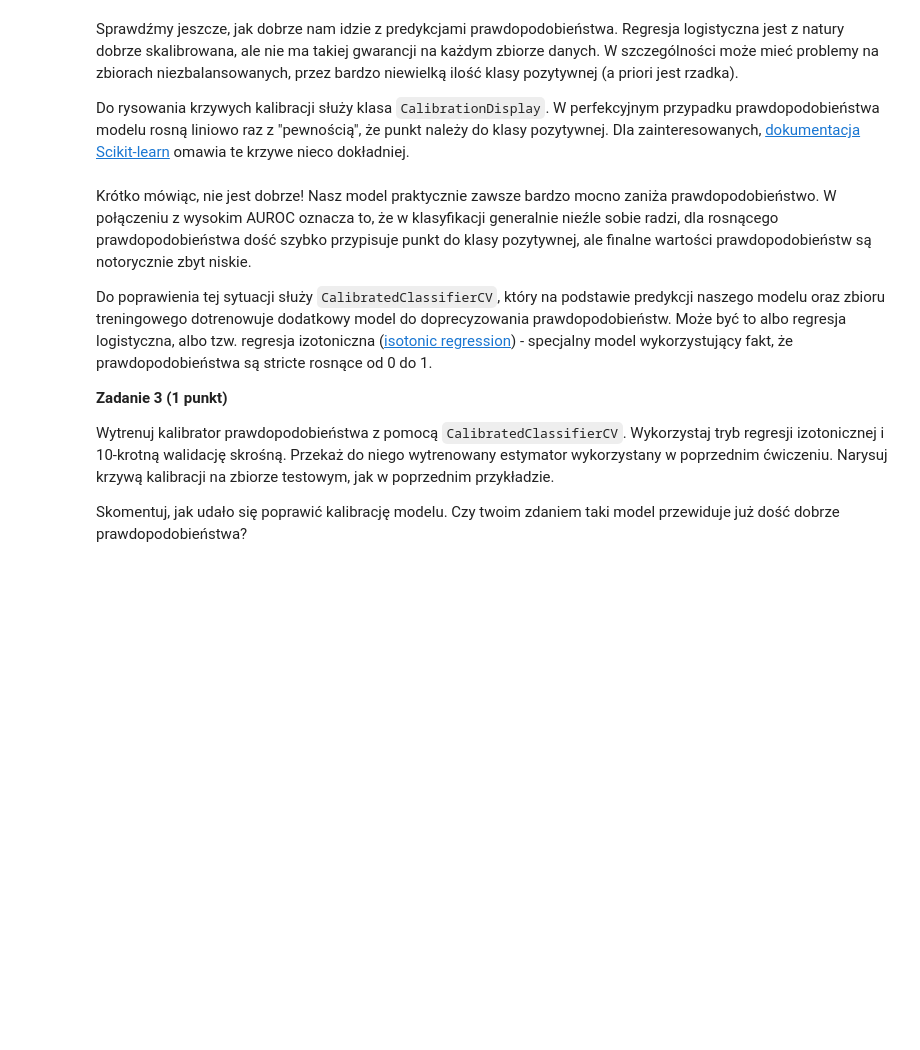
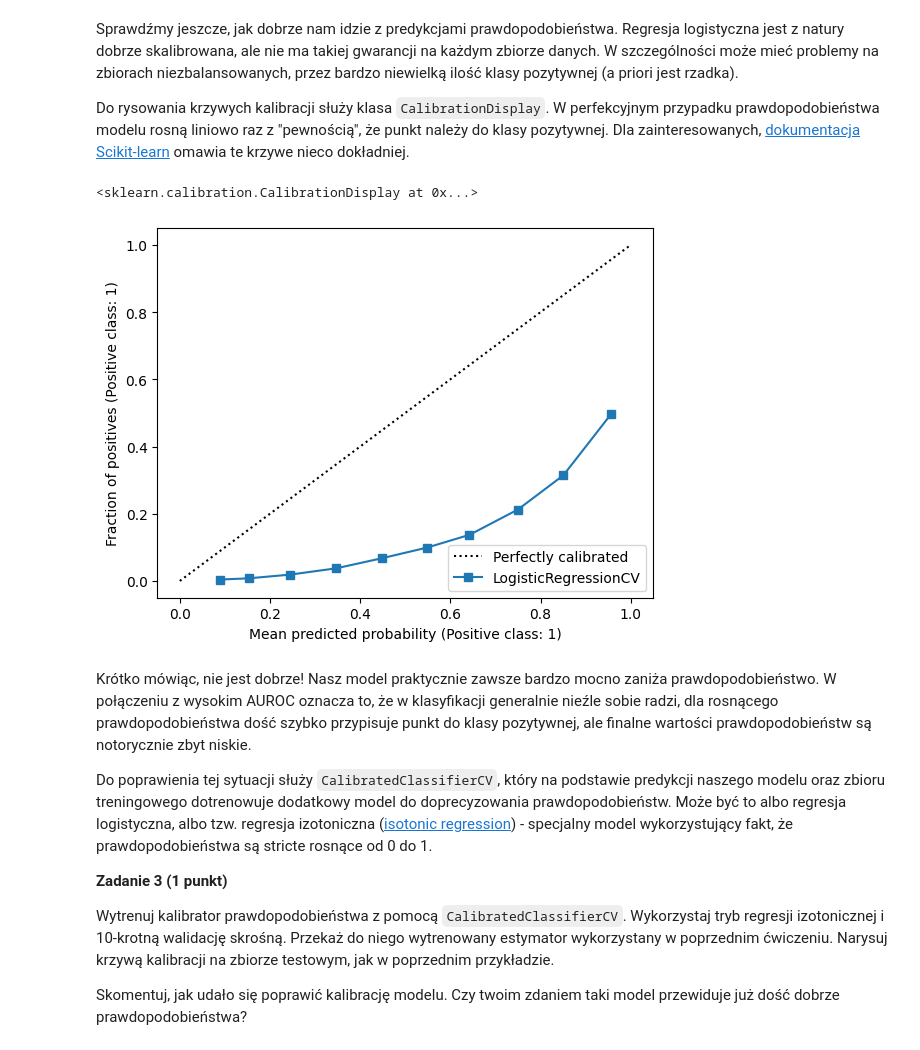
Before and after one commit to basiav/ML-Intro-Course-AGH, a Jupyter notebook: lab4/notebook_empty.ipynb, the cells around one changed output. Cells and saved outputs as stored; diff of their text form; code cells hidden in the pictures; blank space fills up the shorter version.

```diff
--- a/lab4/notebook_empty.ipynb
+++ b/lab4/notebook_empty.ipynb
@@ -265,0 +268,11 @@ Teraz mamy faktycznie czysty zbiór danych i wytrenowane pierwsze modele. Warto
+# %%
+from sklearn.linear_model import LogisticRegressionCV
+
+
+reg_logistic_cv = LogisticRegressionCV(
+    Cs=100,
+    cv=5,
+    scoring="roc_auc",
+    random_state=0
+)
+reg_logistic_cv.fit(X_train_tr, y_train_trimmed);
@@ -266,2 +285,9 @@ Teraz mamy faktycznie czysty zbiór danych i wytrenowane pierwsze modele. Warto
 # %%
-clf = LogisticRegressionCV(cv=5, random_state=0).fit(X, y)
+reg_logistic_cv = LogisticRegressionCV(
+    Cs=100,
+    cv=5,
+    scoring="roc_auc",
+    class_weight="balanced",
+    random_state=0
+)
+reg_logistic_cv.fit(X_train_tr, y_train_trimmed);
@@ -267,0 +300,11 @@ clf = LogisticRegressionCV(cv=5, random_state=0).fit(X, y)
+# %%
+from sklearn.ensemble import RandomForestClassifier
+
+
+random_forest_clf = RandomForestClassifier(
+    n_estimators=500,
+    class_weight="balanced",
+    random_state=0
+)
+# %%
+random_forest_clf.fit(X_train_tr, y_train_trimmed)
@@ -274,11 +332,17 @@ Do rysowania krzywych kalibracji służy klasa `CalibrationDisplay`. W perfekcyj
 # %%
 from sklearn.calibration import CalibrationDisplay
 
-clf = ...  # put model variable from last exercise here
-X_test = ...  # put final X features matrix here
-y_test = ...  # put final y labels array here
+# clf = ...  # put model variable from last exercise here
+# X_test = ...  # put final X features matrix here
+# y_test = ...  # put final y labels array here
+clf = reg_logistic_cv
+X_test = X_train_tr
+y_test = y_train_trimmed
 
 CalibrationDisplay.from_estimator(clf, X_test, y_test, n_bins=10)
+# %% [output]
+<sklearn.calibration.CalibrationDisplay at 0x...>
+[figure, added]
 # %% [markdown]
 Krótko mówiąc, nie jest dobrze! Nasz model praktycznie zawsze bardzo mocno zaniża prawdopodobieństwo. W połączeniu z wysokim AUROC oznacza to, że w klasyfikacji generalnie nieźle sobie radzi, dla rosnącego prawdopodobieństwa dość szybko przypisuje punkt do klasy pozytywnej, ale finalne wartości prawdopodobieństw są notorycznie zbyt niskie.
 
```
Also changed, not shown: parts of 16 cells of this notebook.
